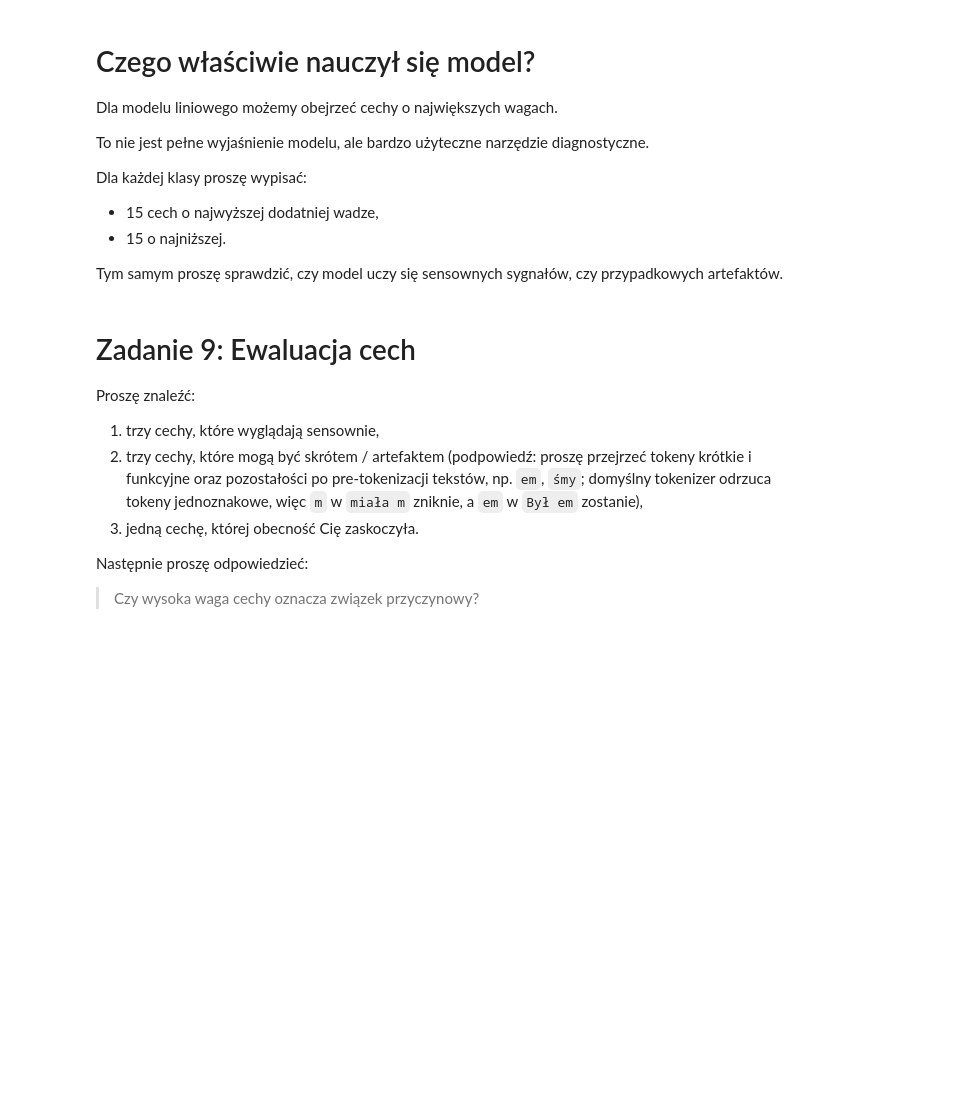
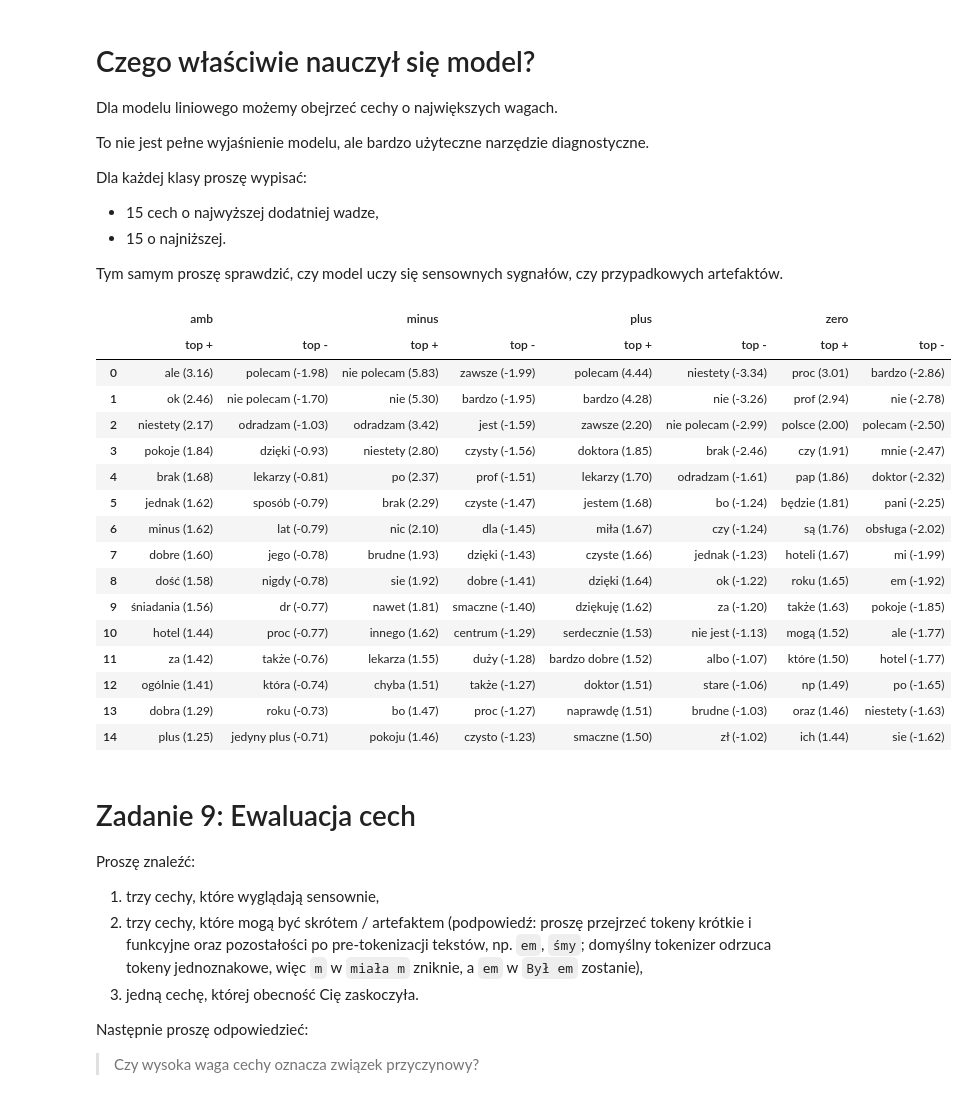
Before and after one commit to Monnkes/nlp, a Jupyter notebook: 002_Baseline.ipynb, the cells around one changed output. Cells and saved outputs as stored; diff of their text form; code cells hidden in the pictures; blank space fills up the shorter version.

```diff
--- a/002_Baseline.ipynb
+++ b/002_Baseline.ipynb
@@ -742,6 +899,35 @@ Dla każdej klasy proszę wypisać:
 Tym samym proszę sprawdzić, czy model uczy się sensownych sygnałów, czy przypadkowych artefaktów.
 # %%
 # TODO: dla LogisticRegression: pipeline.named_steps["tfidf"].get_feature_names_out() oraz clf.coef_ (kształt: klasy × cechy). Po 15 cech o najwyższej i najniższej wadze na klasę
+
+feature_names = lr_model.named_steps["tfidf"].get_feature_names_out()
+clf = lr_model.named_steps["regression"]
+
+top_features = {}
+for i, cls in enumerate(clf.classes_):
+    order = np.argsort(clf.coef_[i])
+    top_features[(cls, "top +")] = [f"{feature_names[j]} ({clf.coef_[i, j]:.2f})" for j in order[::-1][:15]]
+    top_features[(cls, "top -")] = [f"{feature_names[j]} ({clf.coef_[i, j]:.2f})" for j in order[:15]]
+
+pd.DataFrame(top_features)
+# %% [output]
+|  | amb |  | minus |  | plus |  | zero |  |
+|  | top + | top - | top + | top - | top + | top - | top + | top - |
+| 0 | ale (3.16) | polecam (-1.98) | nie polecam (5.83) | zawsze (-1.99) | polecam (4.44) | niestety (-3.34) | proc (3.01) | bardzo (-2.86) |
+| 1 | ok (2.46) | nie polecam (-1.70) | nie (5.30) | bardzo (-1.95) | bardzo (4.28) | nie (-3.26) | prof (2.94) | nie (-2.78) |
+| 2 | niestety (2.17) | odradzam (-1.03) | odradzam (3.42) | jest (-1.59) | zawsze (2.20) | nie polecam (-2.99) | polsce (2.00) | polecam (-2.50) |
+| 3 | pokoje (1.84) | dzięki (-0.93) | niestety (2.80) | czysty (-1.56) | doktora (1.85) | brak (-2.46) | czy (1.91) | mnie (-2.47) |
+| 4 | brak (1.68) | lekarzy (-0.81) | po (2.37) | prof (-1.51) | lekarzy (1.70) | odradzam (-1.61) | pap (1.86) | doktor (-2.32) |
+| 5 | jednak (1.62) | sposób (-0.79) | brak (2.29) | czyste (-1.47) | jestem (1.68) | bo (-1.24) | będzie (1.81) | pani (-2.25) |
+| 6 | minus (1.62) | lat (-0.79) | nic (2.10) | dla (-1.45) | miła (1.67) | czy (-1.24) | są (1.76) | obsługa (-2.02) |
+| 7 | dobre (1.60) | jego (-0.78) | brudne (1.93) | dzięki (-1.43) | czyste (1.66) | jednak (-1.23) | hoteli (1.67) | mi (-1.99) |
+| 8 | dość (1.58) | nigdy (-0.78) | sie (1.92) | dobre (-1.41) | dzięki (1.64) | ok (-1.22) | roku (1.65) | em (-1.92) |
+| 9 | śniadania (1.56) | dr (-0.77) | nawet (1.81) | smaczne (-1.40) | dziękuję (1.62) | za (-1.20) | także (1.63) | pokoje (-1.85) |
+| 10 | hotel (1.44) | proc (-0.77) | innego (1.62) | centrum (-1.29) | serdecznie (1.53) | nie jest (-1.13) | mogą (1.52) | ale (-1.77) |
+| 11 | za (1.42) | także (-0.76) | lekarza (1.55) | duży (-1.28) | bardzo dobre (1.52) | albo (-1.07) | które (1.50) | hotel (-1.77) |
+| 12 | ogólnie (1.41) | która (-0.74) | chyba (1.51) | także (-1.27) | doktor (1.51) | stare (-1.06) | np (1.49) | po (-1.65) |
+| 13 | dobra (1.29) | roku (-0.73) | bo (1.47) | proc (-1.27) | naprawdę (1.51) | brudne (-1.03) | oraz (1.46) | niestety (-1.63) |
+| 14 | plus (1.25) | jedyny plus (-0.71) | pokoju (1.46) | czysto (-1.23) | smaczne (1.50) | zł (-1.02) | ich (1.44) | sie (-1.62) |
 # %% [markdown]
 
 # Zadanie 9: Ewaluacja cech
```
Also changed, not shown: parts of 21 cells of this notebook.
